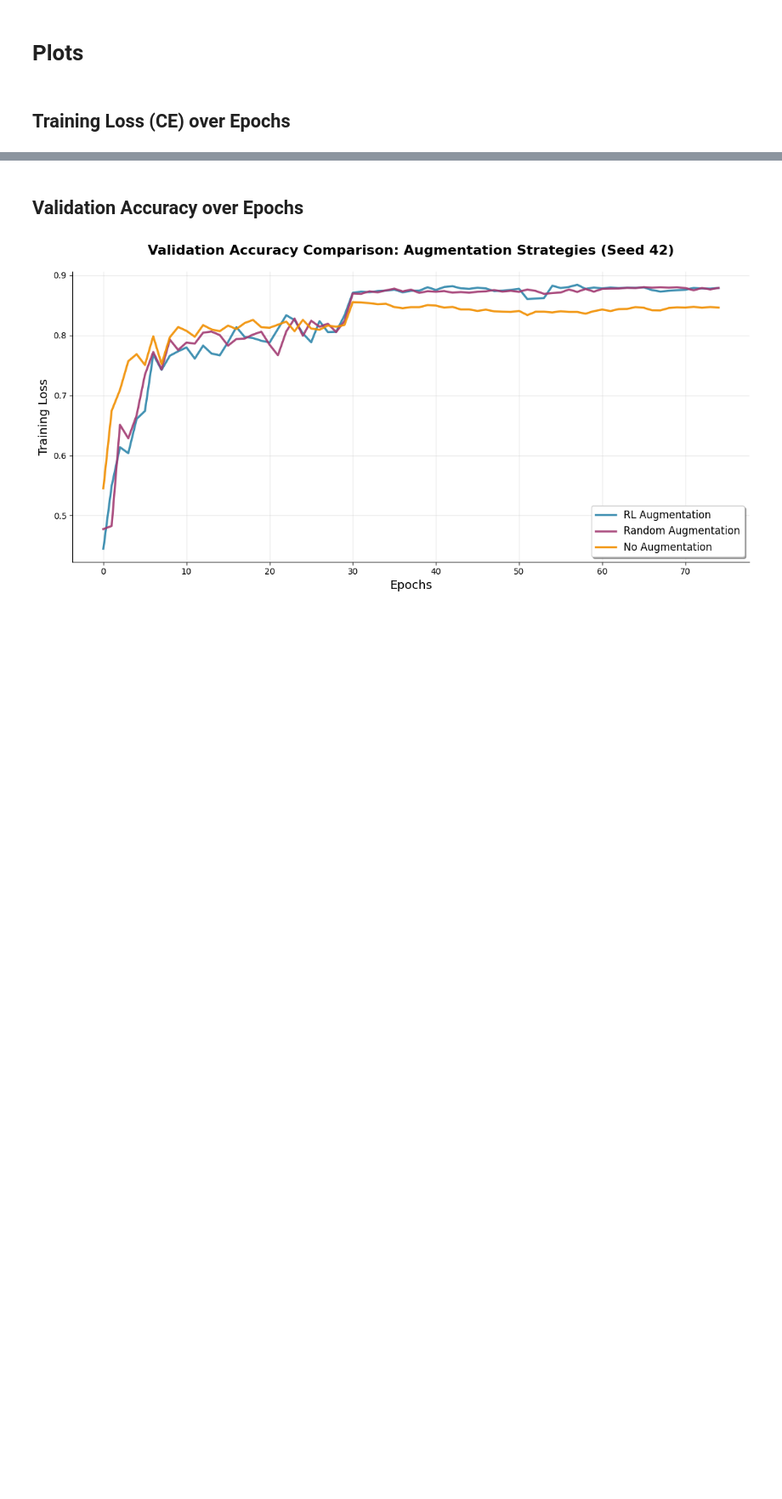
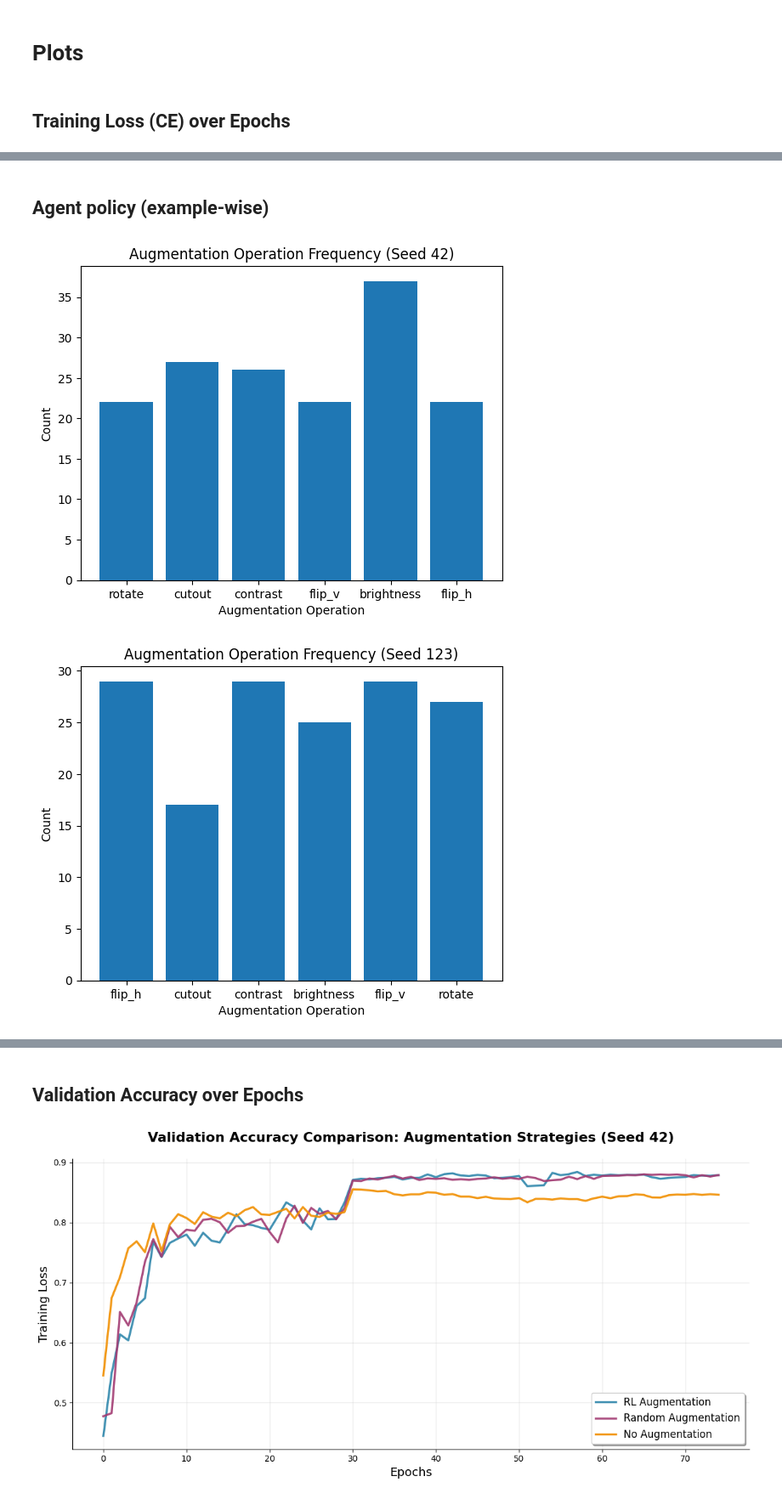
Before and after one commit to LiebenHaider/RLExam, a Jupyter notebook: src/Plots.ipynb, the cells around one changed output, grey strips where cells are left out. Shown at 85% size. Cells and saved outputs as stored; diff of their text form; code cells hidden in the pictures; blank space fills up the shorter version.

Commit message:
Add Plots

```diff
--- a/src/Plots.ipynb
+++ b/src/Plots.ipynb
@@ -113,0 +116,6 @@ for i, seed in enumerate(SEEDS):
+# %%
+agentmetrics
+for i, seed in enumerate(SEEDS):
+    for losses in enumerate(agentmetrics):
+        print(losses[1]['actor'])
+        break
@@ -113,0 +140,28 @@ for i, seed in enumerate(SEEDS):
+# %% [markdown]
+## Agent policy (example-wise)
+# %%
+from augment import AugmentationSpace
+
+space = AugmentationSpace() # For augmentation info extraction
+
+for i, seed in enumerate(SEEDS):
+    op_list = []
+    magn_list = []
+    prob_list = []
+    for policy in agentmetrics[i]['policy'].items():
+        op_list.append(literal_eval(policy[1])['operation'])
+        magn_list.append(literal_eval(policy[1])['magnitude'])
+        prob_list.append(literal_eval(policy[1])['probability'])
+
+    op_dict = {space.operations[op]: 0 for op in op_list}
+    for operation in op_list:
+        op_dict[space.operations[operation]] +=1
+
+    plt.bar(op_dict.keys(), op_dict.values())
+    plt.xlabel("Augmentation Operation")
+    plt.ylabel("Count")
+    plt.title(f"Augmentation Operation Frequency (Seed {seed})")
+    plt.show()
+# %% [output]
+[figure, added]
+[figure, added]
```
Also changed, not shown: parts of 5 cells of this notebook, 4 other files.
